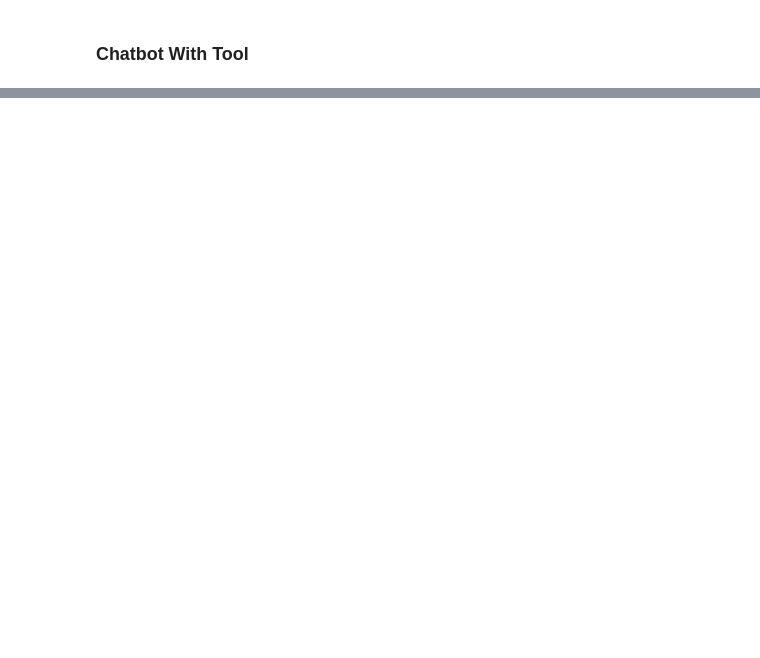
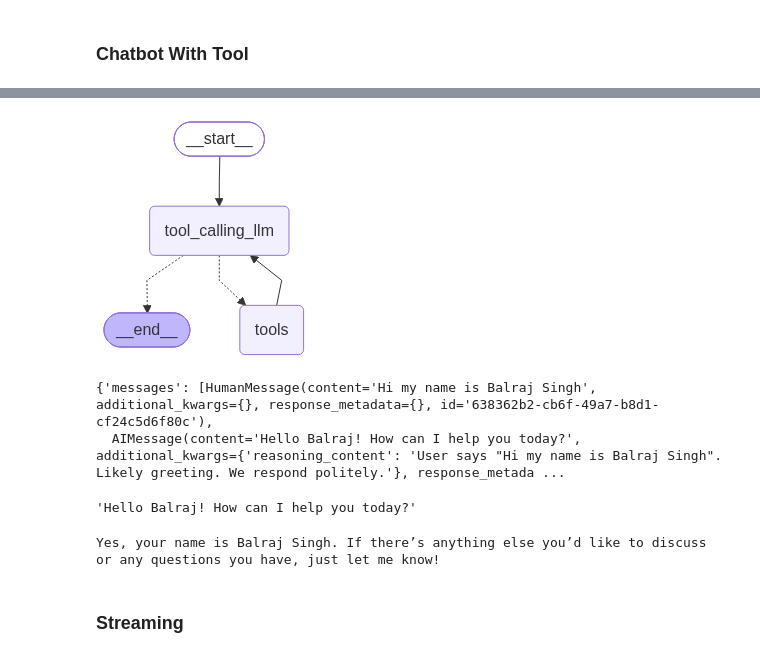
Before and after one commit to Balrajsingh2044/Agentic-AI, a Jupyter notebook: 1-BasicChatbot/Chatbot.ipynb, the cells around one changed output, grey strips where cells are left out. Cells and saved outputs as stored; diff of their text form; code cells hidden in the pictures; blank space fills up the shorter version.

```diff
--- a/1-BasicChatbot/Chatbot.ipynb
+++ b/1-BasicChatbot/Chatbot.ipynb
@@ -78,0 +299,56 @@ Hello! I’m doing great—thanks for asking. How can I help you today?
+# %%
+## Stategraph
+from langgraph.graph import StateGraph,START,END
+from langgraph.prebuilt import ToolNode
+from langgraph.prebuilt import tools_condition
+from langgraph.checkpoint.memory import MemorySaver
+
+memory = MemorySaver()
+
+## Node definition
+def tool_calling_llm(state:State):
+    return {"messages":[llm_with_tool.invoke(state["messages"])]}
+
+## Grpah
+builder=StateGraph(State)
+builder.add_node("tool_calling_llm",tool_calling_llm)
+builder.add_node("tools",ToolNode(tools))
+
+## Add Edges
+builder.add_edge(START, "tool_calling_llm")
+builder.add_conditional_edges(
+    "tool_calling_llm",
+    # If the latest message (result) from assistant is a tool call -> tools_condition routes to tools
+    # If the latest message (result) from assistant is a not a tool call -> tools_condition routes to END
+    tools_condition
+)
+builder.add_edge("tools","tool_calling_llm")
+
+## compile the graph
+graph=builder.compile(checkpointer=memory)
+
+from IPython.display import Image, display
+display(Image(graph.get_graph().draw_mermaid_png()))
+# %% [output]
+[figure, added]
+# %%
+config={"configurable":{"thread_id":"1"}}
+
+response=graph.invoke({"messages":"Hi my name is Balraj Singh"},config=config)
+
+response
+# %% [output]
+{'messages': [HumanMessage(content='Hi my name is Balraj Singh', additional_kwargs={}, response_metadata={}, id='638362b2-cb6f-49a7-b8d1-cf24c5d6f80c'),
+  AIMessage(content='Hello Balraj! How can I help you today?', additional_kwargs={'reasoning_content': 'User says "Hi my name is Balraj Singh". Likely greeting. We respond politely.'}, response_metada ...
+# %%
+response['messages'][-1].content
+# %% [output]
+'Hello Balraj! How can I help you today?'
+# %%
+response=graph.invoke({"messages":"Hey do you remember mmy name"},config=config)
+
+print(response['messages'][-1].content)
+# %% [output]
+Yes, your name is Balraj Singh. If there’s anything else you’d like to discuss or any questions you have, just let me know!
+# %% [markdown]
+### Streaming
```
Also changed, not shown: parts of 19 cells of this notebook.
